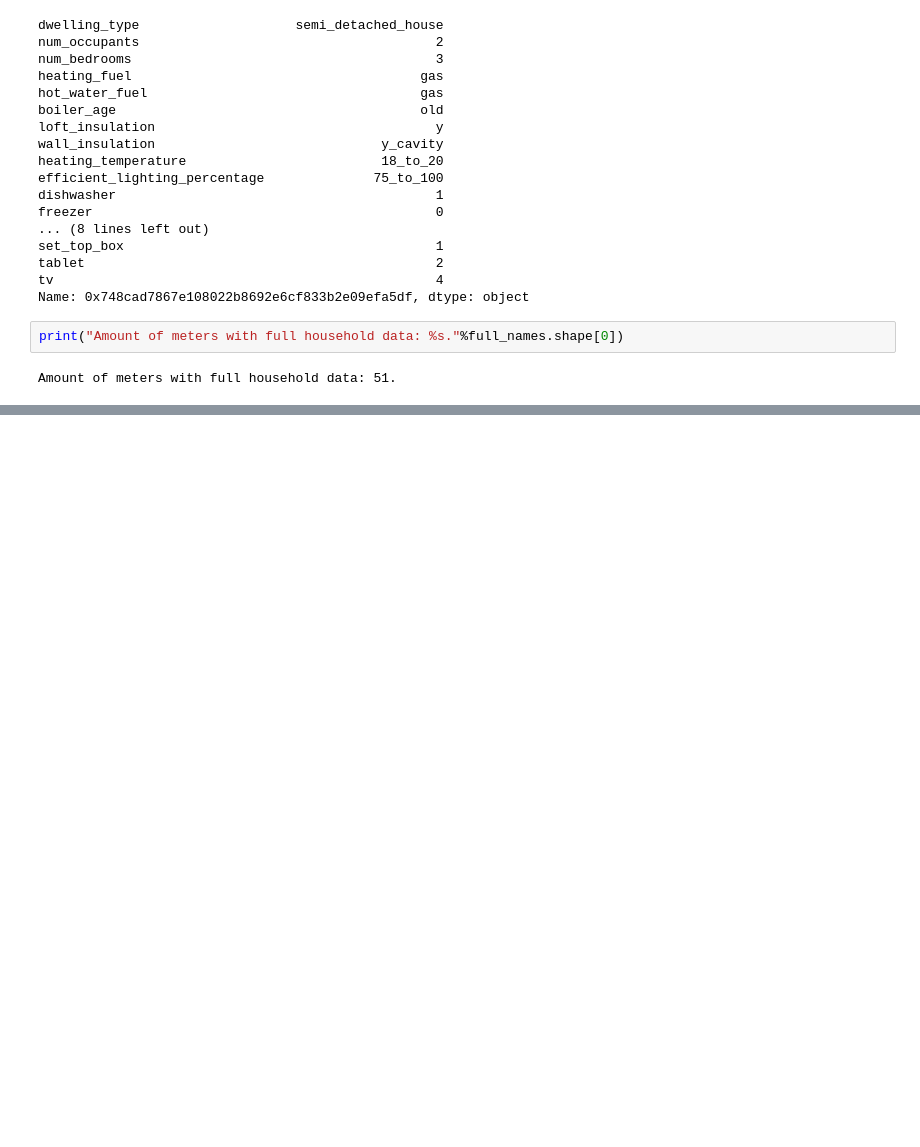
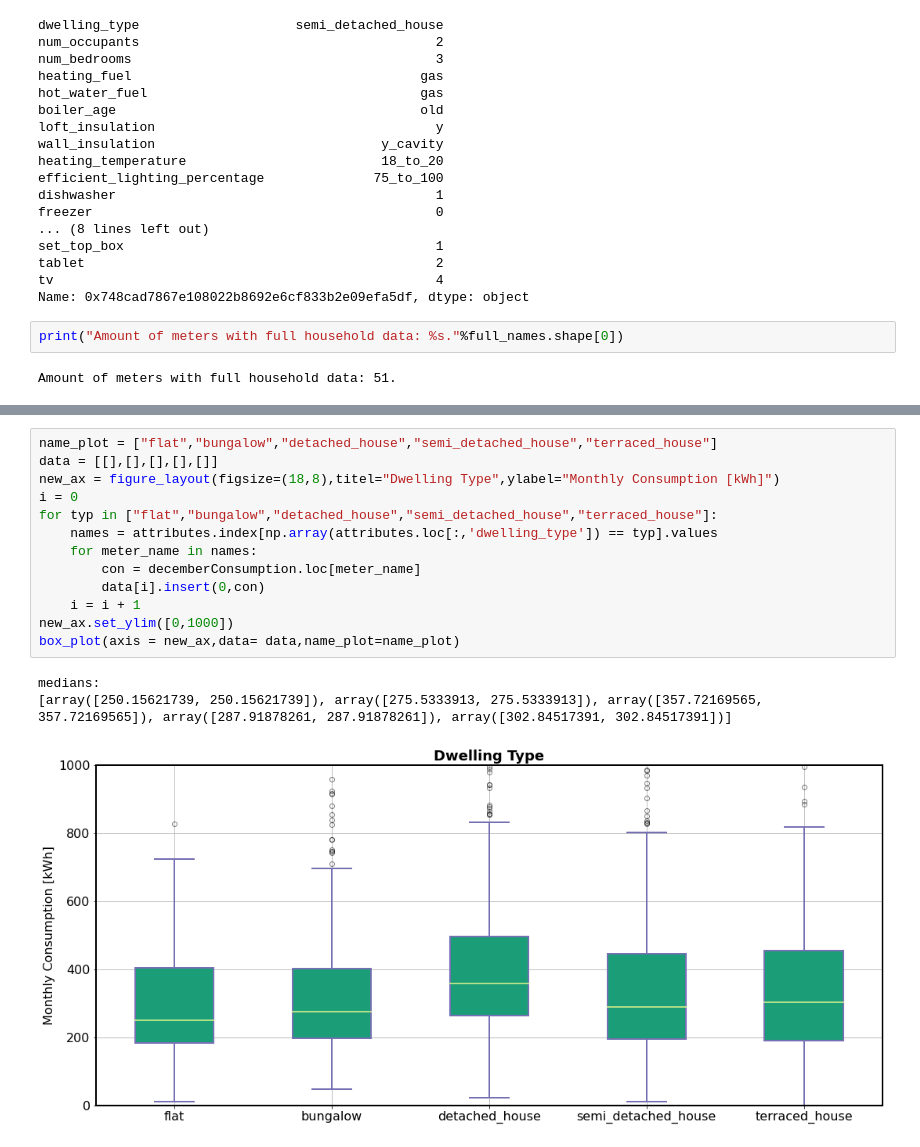
Before and after one commit to StijnStaring/TS_code, a Jupyter notebook: Basic_Data_Analysis/Amount_of_attributes.ipynb, the cells around one changed output, grey strips where cells are left out. Cells and saved outputs as stored; diff of their text form; blank space fills up the shorter version.

```diff
--- a/Basic_Data_Analysis/Amount_of_attributes.ipynb
+++ b/Basic_Data_Analysis/Amount_of_attributes.ipynb
@@ -112,0 +307,17 @@ Amount of meters with full household data: 51.
+# %%
+name_plot = ["flat","bungalow","detached_house","semi_detached_house","terraced_house"]
+data = [[],[],[],[],[]]
+new_ax = figure_layout(figsize=(18,8),titel="Dwelling Type",ylabel="Monthly Consumption [kWh]")
+i = 0
+for typ in ["flat","bungalow","detached_house","semi_detached_house","terraced_house"]:
+    names = attributes.index[np.array(attributes.loc[:,'dwelling_type']) == typ].values
+    for meter_name in names:
+        con = decemberConsumption.loc[meter_name]
+        data[i].insert(0,con)
+    i = i + 1
+new_ax.set_ylim([0,1000])
+box_plot(axis = new_ax,data= data,name_plot=name_plot)
+# %% [output]
+medians:
+[array([250.15621739, 250.15621739]), array([275.5333913, 275.5333913]), array([357.72169565, 357.72169565]), array([287.91878261, 287.91878261]), array([302.84517391, 302.84517391])]
+[figure, added]
```
Also changed, not shown: parts of 28 cells of this notebook, 1 other file.
